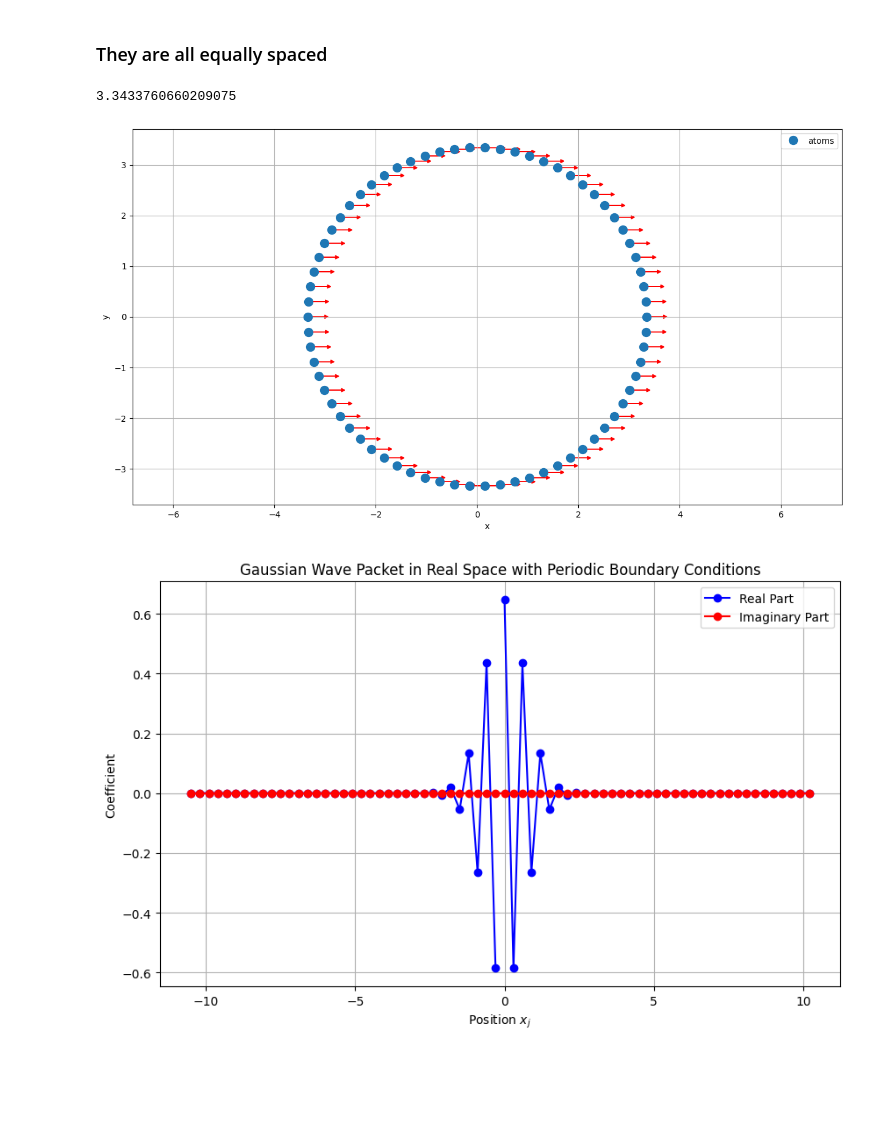
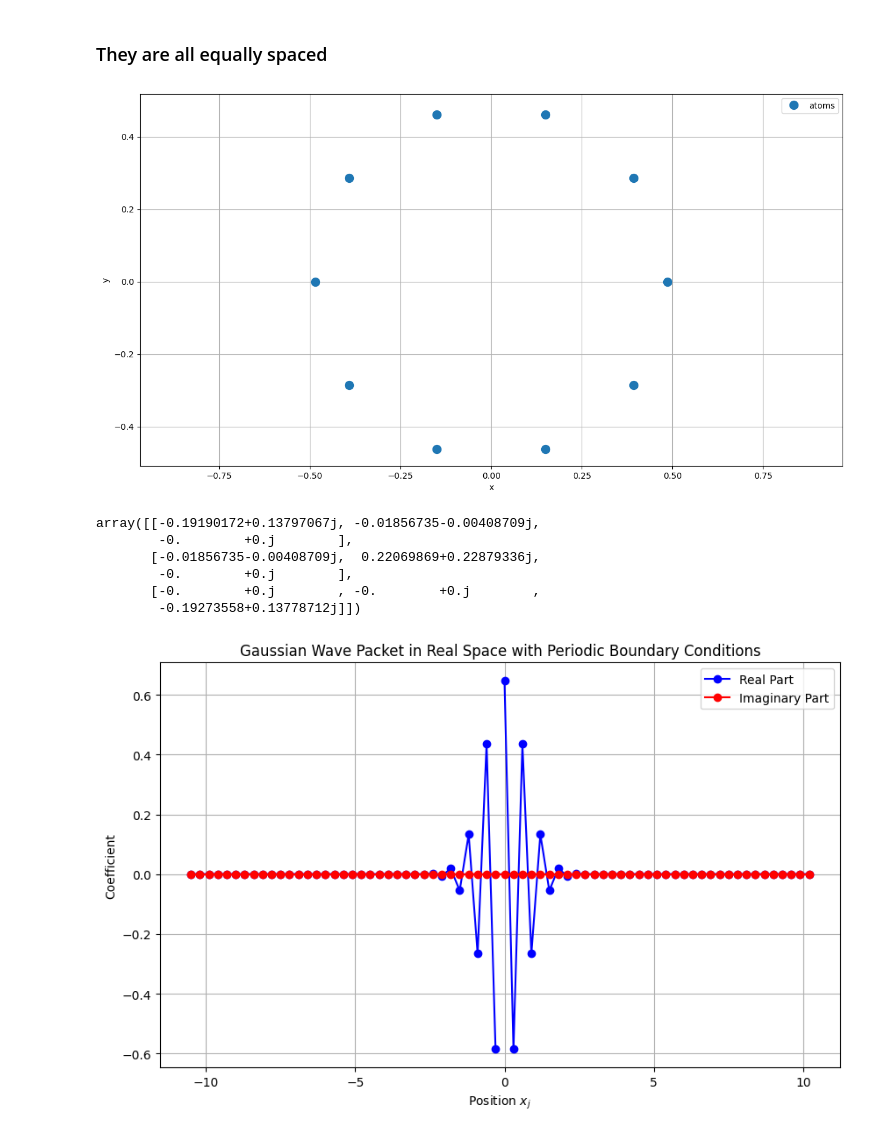
Before and after one commit to LBPhysics/GIT_Code_BA, a Jupyter notebook: Continuation/Qutip/Ring.ipynb, the cells around one changed output. Cells and saved outputs as stored; diff of their text form; code cells hidden in the pictures; blank space fills up the shorter version.

```diff
--- a/Continuation/Qutip/Ring.ipynb
+++ b/Continuation/Qutip/Ring.ipynb
@@ -12,7 +12,7 @@ save_path = r'C:\Users\Leopold\OneDrive - UT Cloud\Uni\Semester_8\BA_mit_Git\BA_
 os.makedirs(os.path.dirname(save_path), exist_ok=True)
 # %%
 ########################################                 Define constants                   #############################################
-N = 70
+N = 10
 fixed_lam   = 1
 fixed_gamma = 1
 
@@ -40,7 +40,9 @@ def dipole_vector(phi = fixed_phi):
     dipole = np.array([np.cos(phi), np.sin(phi), 0])
     return dipole
 
-d_hats = np.array([dipole_vector() for _ in range(N)])
+d_z = np.array([0,0,1])
+d_hats = np.array([d_z for _ in range(N)])
+#d_hats = np.array([dipole_vector() for _ in range(N)])
 
 def z_rotation(angle):
     return np.array([
@@ -51,36 +53,34 @@ def z_rotation(angle):
 
 def ring_positions(distance = fixed_dist, N = N):
     Pos = np.zeros((N, 3))
     mu = 2 * np.pi / N
     radius = distance / 2 / np.sin(np.pi / N) # TODO something doesnt work
     helper = np.array([radius, 0, 0])
     for i in range(N):
         rotation_matrix = np.linalg.matrix_power(z_rotation(mu), i)
         Pos[i] = np.matmul(rotation_matrix, helper)
-    print(radius)
     return Pos
 
 positions = ring_positions()
 #print(positions)
 
 # Find the highest x_value
 max_x = np.max(positions[:, 0])
 scale = 0.1 * max_x
 # Plot the atom positions
 fig, ax = plt.subplots(figsize=(15, 8))
 ax.plot(positions[:, 0], positions[:, 1], 'o', markersize=10, label='atoms')
 for i, position in enumerate(positions):
     ax.arrow(position[0], position[1], d_hats[i][0] * scale, d_hats[i][1] * scale,
              head_width=0.2*scale, head_length=0.2*scale, fc='r', ec='r')
 ax.set_xlabel('x')
 ax.set_ylabel('y')
 ax.grid(True)
 ax.legend()
 ax.axis('equal')
 plt.show()
 # %% [output]
-3.3433760660209075
-[figure, old version]
+[figure, new version]
 # %%
 ########################################             create the Hamiltonean                 #################################################
 #jetzt direkter weg zur NxN matrix mit Greentensor
@@ -132,6 +132,22 @@ def H_eff(distance = fixed_dist, dipoles = [dipole_vector() for _ in range(N)],
             matrix_element = V_ab - 1j * 0.5 * Gamma_ab
             H_eff_matrix[a, b] = matrix_element
     return Qobj(H_eff_matrix)
+# %%
+# diagonalization
+
+def G_tilde(k):
+    G = 0
+    for j in range(N):
+        G =+ np.exp(-1j* k * j * fixed_dist) * Green_tensor(positions[0], positions[1], 2*np.pi / fixed_lam)
+    return G
+G_tilde(0)
+# %% [output]
+array([[-0.19190172+0.13797067j, -0.01856735-0.00408709j,
+        -0.        +0.j        ],
+       [-0.01856735-0.00408709j,  0.22069869+0.22879336j,
+        -0.        +0.j        ],
+       [-0.        +0.j        , -0.        +0.j        ,
+        -0.19273558+0.13778712j]])
 # %%
 # Define the position indices with periodic boundary conditions
 center_index = N
```
Also changed, not shown: parts of 1 cell of this notebook, 3 other files.
